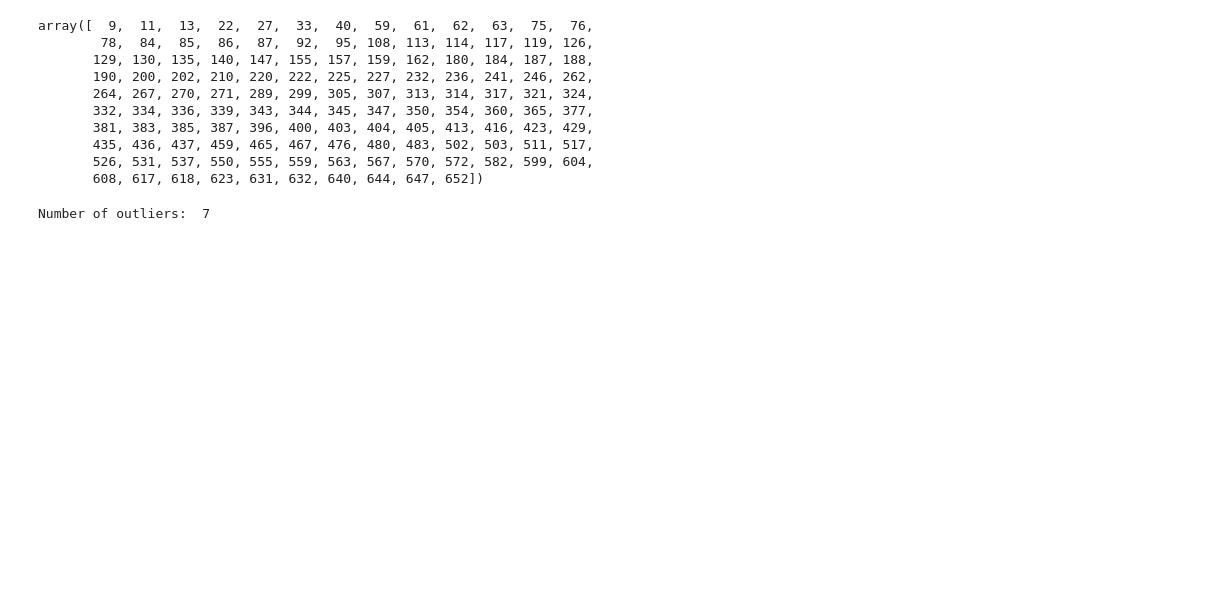
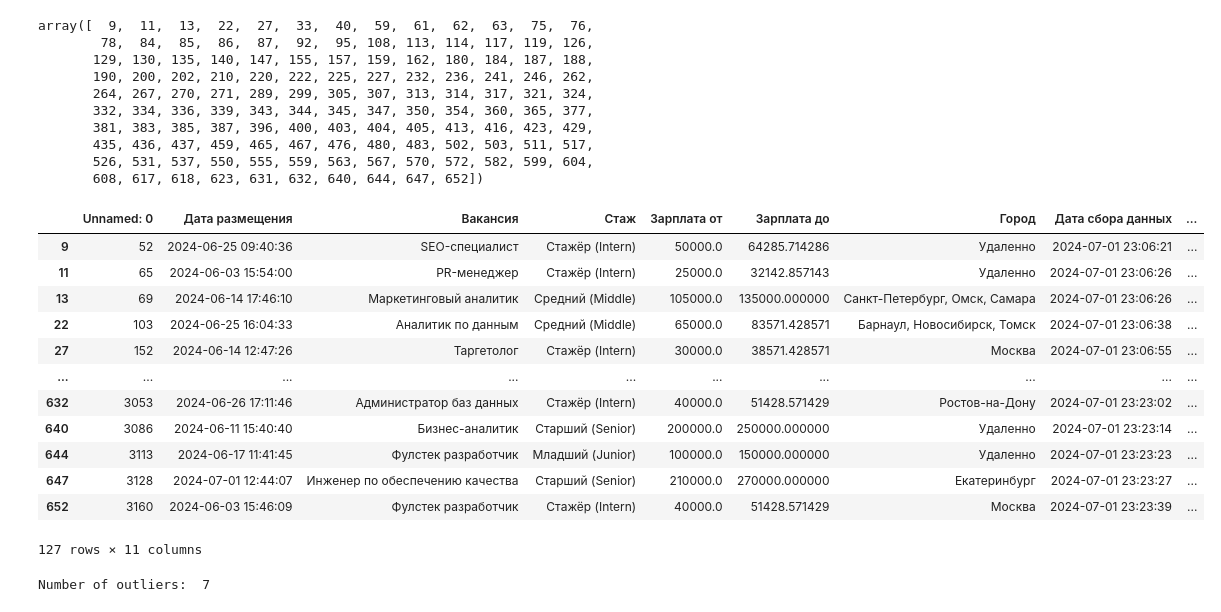
Before and after one commit to LadHrAnalytics/ML_HR, a Jupyter notebook: Notebooks/habr_outliers.ipynb, the cells around one changed output. Saved outputs shown, nothing was run; the diff lists cells and outputs as text; code cells hidden in the pictures; blank space fills up the shorter version.

```diff
--- a/Notebooks/habr_outliers.ipynb
+++ b/Notebooks/habr_outliers.ipynb
@@ -5,7 +5,7 @@ from sklearn.cluster import DBSCAN
 import numpy as np
 import matplotlib.pyplot as plt
 # %%
-df = pd.DataFrame(pd.read_excel('/content/habr_general (2).xlsx'))
+df = pd.DataFrame(pd.read_excel('/content/habr_general.xlsx'))
 df
 # %% [output]
 |  | Unnamed: 0 | Дата размещения | Вакансия | Стаж | Зарплата от | Зарплата до | Город | Дата сбора данных | ... |
@@ -56,7 +65,8 @@ eps_selection_graph(df[['Зарплата от', 'Зарплата до']].value
 # %% [output]
 [figure]
 # %%
-find_outliers(df[['Стаж', 'Вакансия', 'Зарплата от', 'Зарплата до']].values, m=3, e=0.09)
+outliers_vac = find_outliers(df[['Стаж', 'Вакансия', 'Зарплата от', 'Зарплата до']].values, m=3, e=0.09)
+outliers_vac
 # %% [output]
 Number of outliers:  127
 array([  9,  11,  13,  22,  27,  33,  40,  59,  61,  62,  63,  75,  76,
@@ -69,4 +79,20 @@ array([  9,  11,  13,  22,  27,  33,  40,  59,  61,  62,  63,  75,  76,
        435, 436, 437, 459, 465, 467, 476, 480, 483, 502, 503, 511, 517,
        526, 531, 537, 550, 555, 559, 563, 567, 570, 572, 582, 599, 604,
        608, 617, 618, 623, 631, 632, 640, 644, 647, 652])
+# %%
+df.loc[outliers_vac]
+# %% [output]
+|  | Unnamed: 0 | Дата размещения | Вакансия | Стаж | Зарплата от | Зарплата до | Город | Дата сбора данных | ... |
+| 9 | 52 | 2024-06-25 09:40:36 | SEO-специалист | Стажёр (Intern) | 50000.0 | 64285.714286 | Удаленно | 2024-07-01 23:06:21 | ... |
+| 11 | 65 | 2024-06-03 15:54:00 | PR-менеджер | Стажёр (Intern) | 25000.0 | 32142.857143 | Удаленно | 2024-07-01 23:06:26 | ... |
+| 13 | 69 | 2024-06-14 17:46:10 | Маркетинговый аналитик | Средний (Middle) | 105000.0 | 135000.000000 | Санкт-Петербург, Омск, Самара | 2024-07-01 23:06:26 | ... |
+| 22 | 103 | 2024-06-25 16:04:33 | Аналитик по данным | Средний (Middle) | 65000.0 | 83571.428571 | Барнаул, Новосибирск, Томск | 2024-07-01 23:06:38 | ... |
+| 27 | 152 | 2024-06-14 12:47:26 | Таргетолог | Стажёр (Intern) | 30000.0 | 38571.428571 | Москва | 2024-07-01 23:06:55 | ... |
+| ... | ... | ... | ... | ... | ... | ... | ... | ... | ... |
+| 632 | 3053 | 2024-06-26 17:11:46 | Администратор баз данных | Стажёр (Intern) | 40000.0 | 51428.571429 | Ростов-на-Дону | 2024-07-01 23:23:02 | ... |
+| 640 | 3086 | 2024-06-11 15:40:40 | Бизнес-аналитик | Старший (Senior) | 200000.0 | 250000.000000 | Удаленно | 2024-07-01 23:23:14 | ... |
+| 644 | 3113 | 2024-06-17 11:41:45 | Фулстек разработчик | Младший (Junior) | 100000.0 | 150000.000000 | Удаленно | 2024-07-01 23:23:23 | ... |
+| 647 | 3128 | 2024-07-01 12:44:07 | Инженер по обеспечению качества | Старший (Senior) | 210000.0 | 270000.000000 | Екатеринбург | 2024-07-01 23:23:27 | ... |
+| 652 | 3160 | 2024-06-03 15:46:09 | Фулстек разработчик | Стажёр (Intern) | 40000.0 | 51428.571429 | Москва | 2024-07-01 23:23:39 | ... |
+127 rows × 11 columns
 # %%
```
Also changed, not shown: parts of 5 cells of this notebook.
